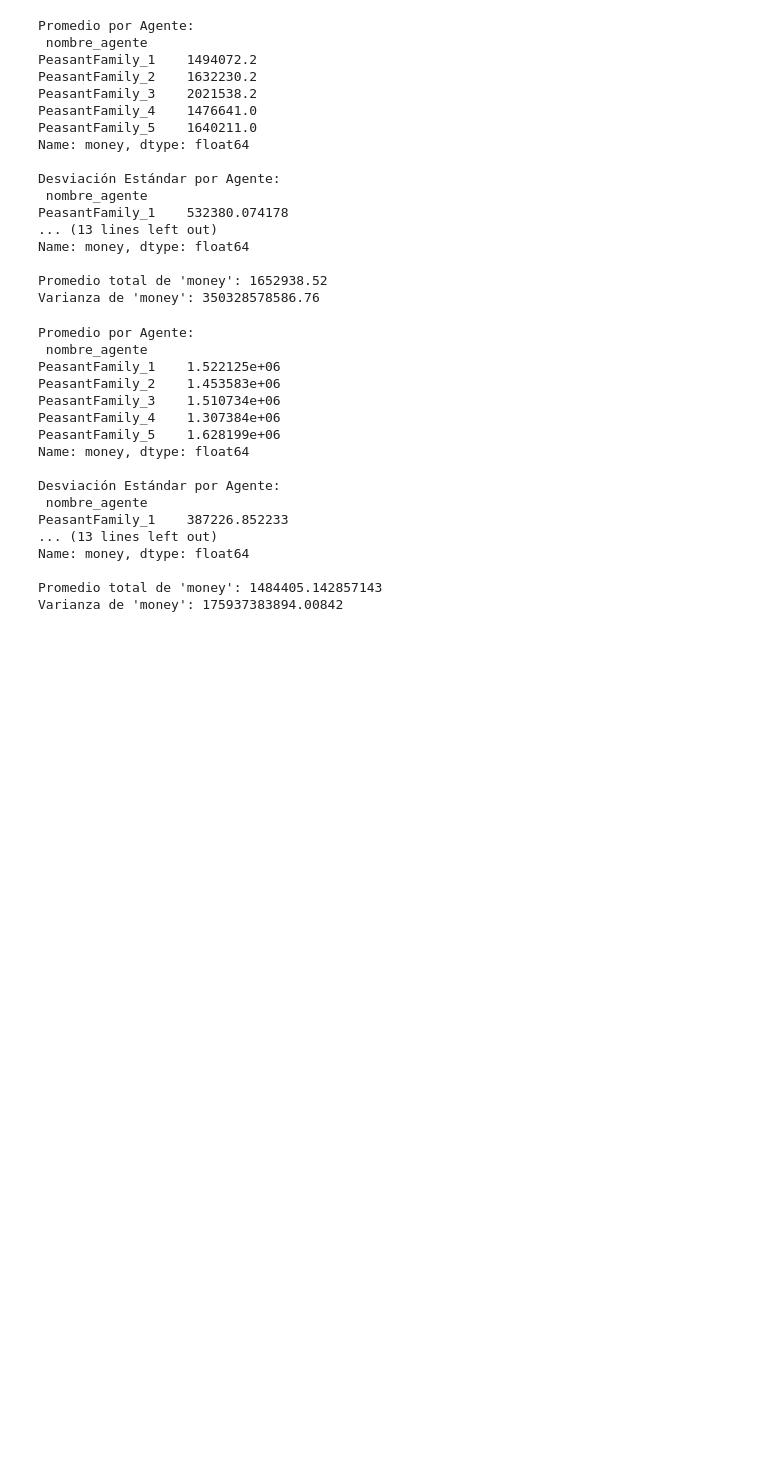
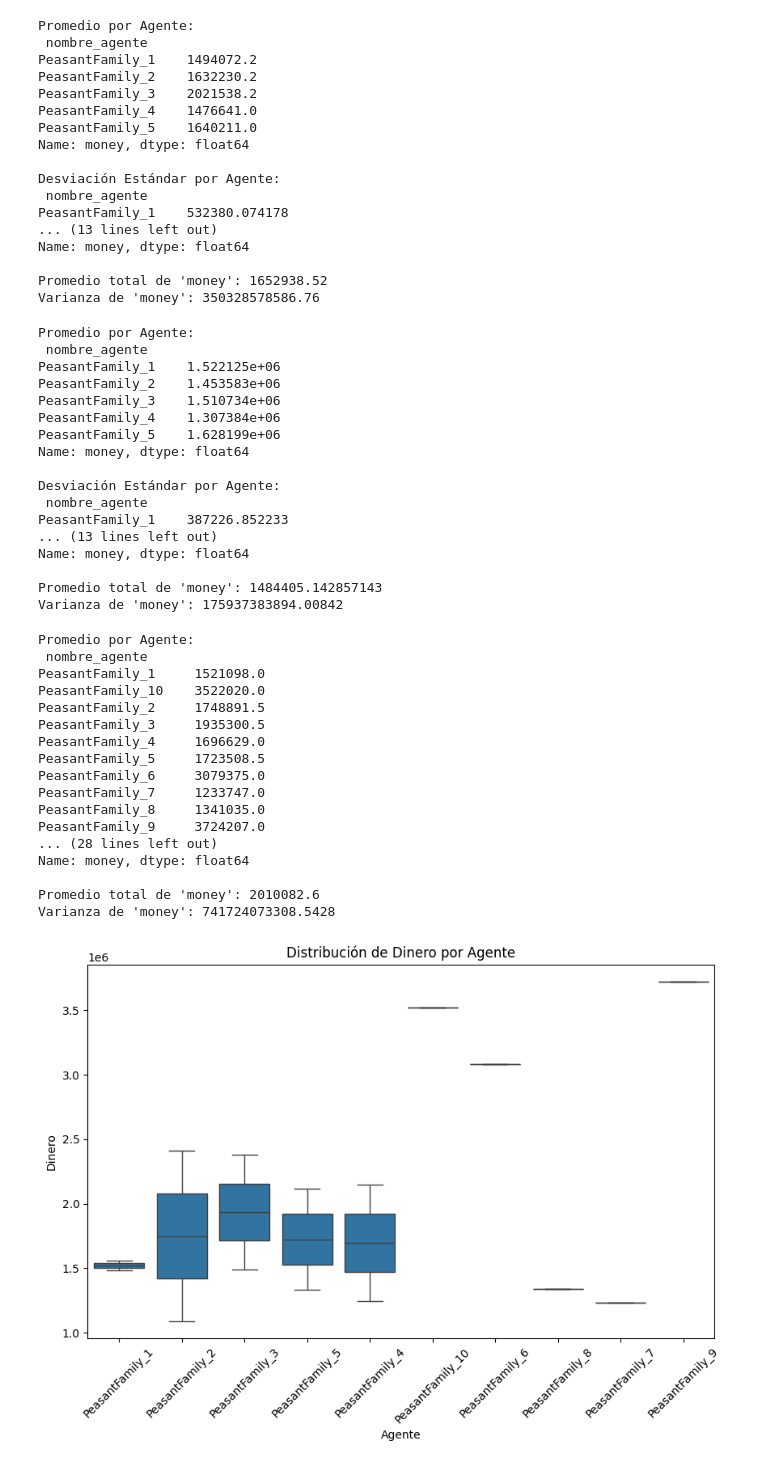
Before and after one commit to SIDRePUJ/wpsSimulator, a Jupyter notebook: src/main/resources/test01.ipynb, the cells around one changed output. Saved outputs shown, nothing was run; the diff lists cells and outputs as text; code cells hidden in the pictures; blank space fills up the shorter version.

```diff
--- a/src/main/resources/test01.ipynb
+++ b/src/main/resources/test01.ipynb
@@ -2,13 +2,16 @@
 import json
 import pandas as pd
 import os
+import matplotlib.pyplot as plt
+import seaborn as sns
 
 def procesar_linea_json(linea):
     inicio_json = linea.find('{')
     contenido_json = linea[inicio_json:]
-    # Reemplazar caracteres de escape
-    contenido_json_limpio = contenido_json.replace('\"', '"')
-    return json.loads(contenido_json_limpio)
+    #contenido_json_limpio = contenido_json.replace('\\', '')
+    #contenido_json_limpio = contenido_json_limpio.replace('\"', '"')
+    #print(contenido_json)
+    return json.loads(contenido_json)
 
 def procesar_archivo(ruta_archivo):
     datos = []
@@ -56,3 +59,19 @@ def calculos(data):
     # Mostrar los resultados totales
     print("\nPromedio total de 'money':", promedio_total_money)
     print("Varianza de 'money':", varianza_money)
+
+
+def graficar(data):
+    # Asegúrate de que 'df' es tu DataFrame y ya contiene las columnas 'nombre_agente' y 'money'.
+    # Si 'money' aún no es numérico, conviértelo
+    data['money'] = pd.to_numeric(data['money'], errors='coerce')
+
+    # Crear un gráfico de bigotes (boxplot) para visualizar la distribución de 'money' para cada 'nombre_agente'
+    plt.figure(figsize=(10, 6))
+    sns.boxplot(x='nombre_agente', y='money', data=data)
+
+    plt.title('Distribución de Dinero por Agente')
+    plt.xlabel('Agente')
+    plt.ylabel('Dinero')
+    plt.xticks(rotation=45)
+    plt.show()
@@ -98,3 +140,26 @@ Name: money, dtype: float64
 
 Promedio total de 'money': 1484405.142857143
 Varianza de 'money': 175937383894.00842
+# %%
+dfNOEmotions = procesar_archivos('test04NoEmotions/')
+calculos(dfNOEmotions)
+graficar(dfNOEmotions)
+# %% [output]
+Promedio por Agente:
+ nombre_agente
+PeasantFamily_1     1521098.0
+PeasantFamily_10    3522020.0
+PeasantFamily_2     1748891.5
+PeasantFamily_3     1935300.5
+PeasantFamily_4     1696629.0
+PeasantFamily_5     1723508.5
+PeasantFamily_6     3079375.0
+PeasantFamily_7     1233747.0
+PeasantFamily_8     1341035.0
+PeasantFamily_9     3724207.0
+... (28 lines left out)
+Name: money, dtype: float64
+
+Promedio total de 'money': 2010082.6
+Varianza de 'money': 741724073308.5428
+[figure, added]
```
Also changed, not shown: parts of 7 cells of this notebook, 12 other files.
